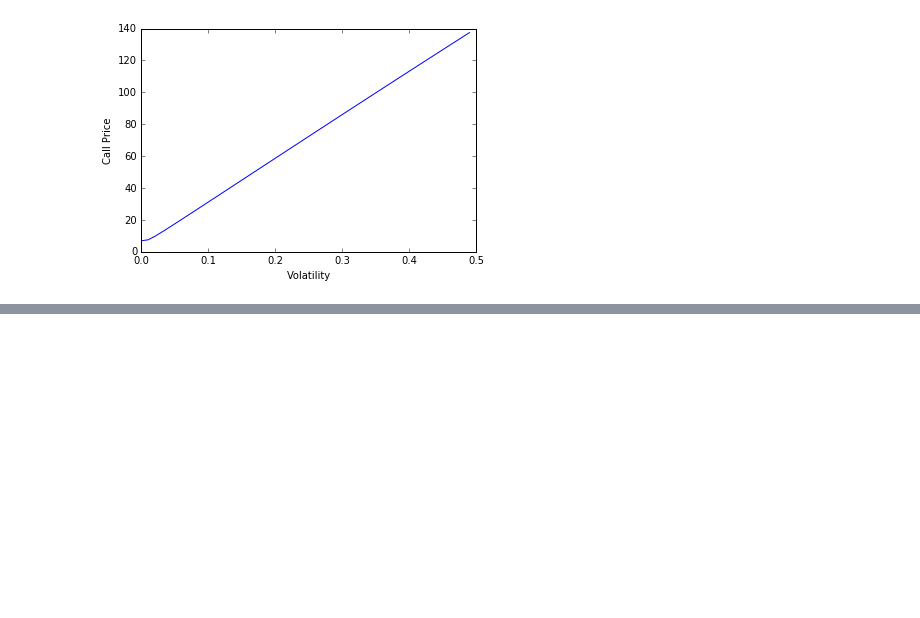
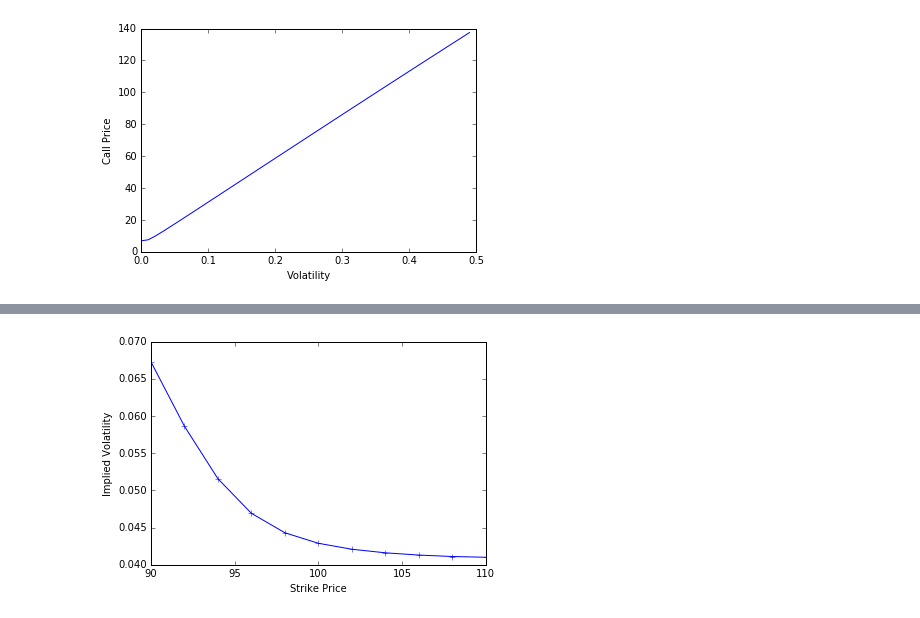
Before and after one commit to caimichael/macrofoundations_notes, a Jupyter notebook: bsm.ipynb, the cells around one changed output, grey strips where cells are left out. Saved outputs shown, nothing was run; the diff lists cells and outputs as text; code cells hidden in the pictures; blank space fills up the shorter version.

```diff
--- a/bsm.ipynb
+++ b/bsm.ipynb
@@ -119,0 +147,88 @@ SyntaxError: invalid syntax (<ipython-input-18-30ee42bc812b>, line 32)
+# %%
+import time
+#Bernoulli Mixture
+
+print("Inputs")
+tau = 1
+q1 = 1
+q_tau = q1
+s = 100.00
+k = np.arange(90,112,2)
+print("s = %f"%s)
+
+sigma = 0.04
+omega = 0.01   #alternate 0.0 (BSM) and 0.01(mixture)
+theta = -0.3
+delta = 0.15
+
+#apply no-arb condition
+mu = log(s/q1) - sigma**2/2 - log((1-omega)+omega*exp(theta+delta**2/2))
+print("mu = %f"%mu)
+
+#branch 1
+d1 = (elog(k)-mu)/sigma
+put1 = q1*k*norm.cdf(d1) - q1*exp(mu+sigma**2/2)*norm.cdf(d1-sigma)
+
+#branch 2
+d2 = (elog(k)-(mu+theta))/sqrt(sigma**2+delta**2)
+put2 = q1*k*norm.cdf(d2) - q1*exp((mu+theta)+(sigma**2+delta**2)/2)*norm.cdf(d2-sqrt(sigma**2+delta**2))
+
+puts = (1-omega)*put1 + omega*put2
+calls = puts + s - q1*k
+
+print("\n Strike, puts, calls")
+print(np.transpose([k, puts, calls]))
+
+#BSM formula
+#define f = call price as a function of sigma, in two steps
+#fp is the derivative (the vega), used in Newton's method routine
+d = lambda sigma,k : (elog(s/(q_tau*k))+tau*sigma**2/2)/(sqrt(tau)*sigma)
+f = lambda sigma,k : s*norm.cdf(d(sigma,k)) - q_tau*k*norm.cdf(d(sigma,k)\
+                    -sqrt(tau)*sigma)-calls;
+fp = lambda d: s*sqrt(tau)*eexp(-d**2/2)/sqrt(2*pi)
+
+
+#convergence parameters
+tol = 1e-8
+maxit = 50
+
+#starting values
+x_now = 0.12 + np.zeros(k.shape)
+f_now = f(x_now,k)
+
+#compute implied vol
+
+t0 = time.time()
+for it in np.arange(1,maxit):
+    fp_now = fp(d(x_now,k))
+    x_new = x_now - f_now/fp_now
+    f_new = f(x_new,k)
+    diff_x = max(abs(x_new - x_now))
+    diff_f = max(abs(f_new))
+
+    if max(diff_x,diff_f) < tol:
+        break
+
+    else:
+        x_before = x_now
+        x_now = x_new
+        f_before = f_now
+        f_now = f_new
+
+#display results
+print("\nit = %d"%it)
+time = time.time()-t0
+print("\nThe loop took %f seconds"%time)
+diffs = [diff_x, diff_f]
+print("diffs = ")
+print(diffs)
+print("\nStrike/1000 and Vol")
+vol = x_new
+np.transpose([k/1000, vol])
+
+#plot smile
+plt.plot(k, vol, marker = "+")
+plt.xlabel("Strike Price")
+plt.ylabel("Implied Volatility")
+plt.show()
+# %% [output]
@@ -119,0 +252 @@ SyntaxError: invalid syntax (<ipython-input-18-30ee42bc812b>, line 32)
+[figure, added]
```
Also changed, not shown: parts of 3 cells of this notebook.
